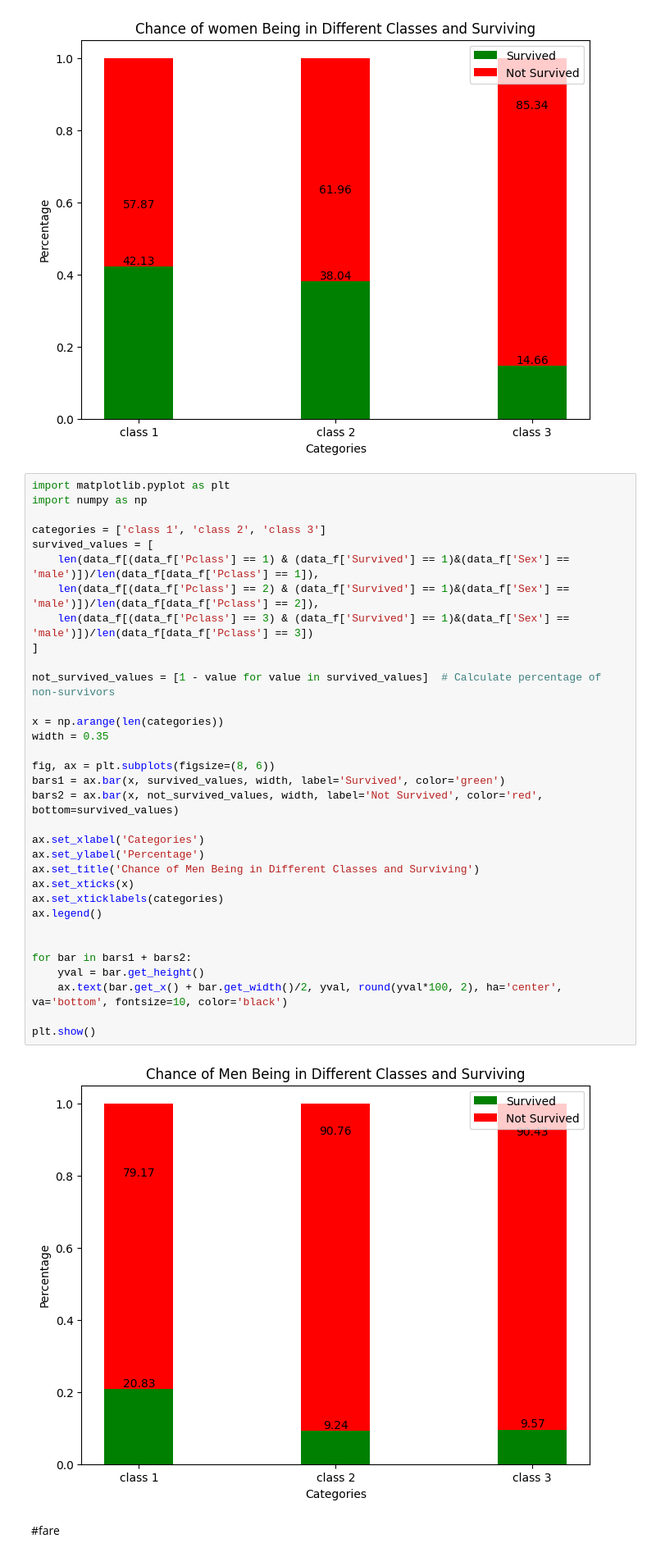
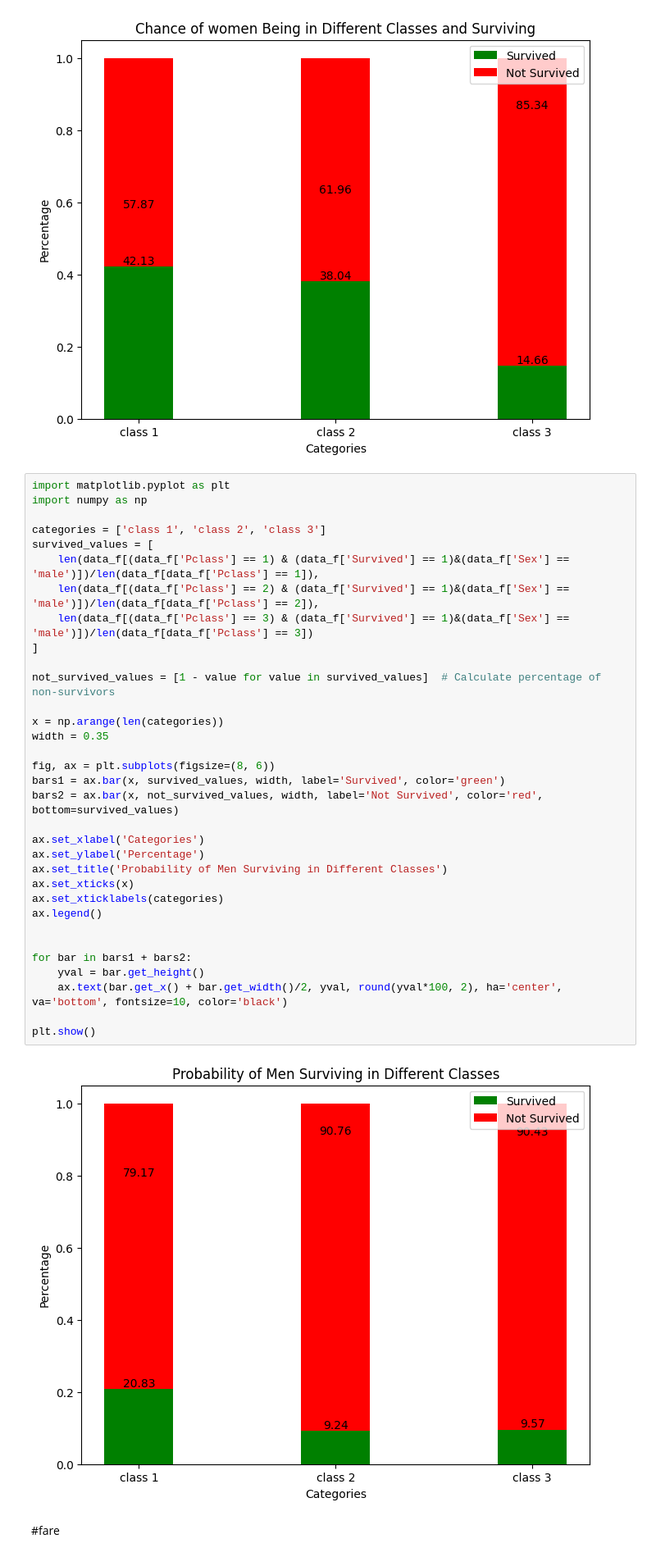
Before and after one commit to NazaninSaadatMoghaddam1993/Titanik_kaggle_competition, a Jupyter notebook: titanic_analysis.ipynb, the cells around one changed output. Shown at 82% size. Drawn from its saved outputs; the diff is of its cells as text.

```diff
--- a/titanic_analysis.ipynb
+++ b/titanic_analysis.ipynb
@@ -259,35 +262,35 @@ import numpy as np
 
 categories = ['class 1', 'class 2', 'class 3']
 survived_values = [
     len(data_f[(data_f['Pclass'] == 1) & (data_f['Survived'] == 1)&(data_f['Sex'] == 'male')])/len(data_f[data_f['Pclass'] == 1]),
     len(data_f[(data_f['Pclass'] == 2) & (data_f['Survived'] == 1)&(data_f['Sex'] == 'male')])/len(data_f[data_f['Pclass'] == 2]),
     len(data_f[(data_f['Pclass'] == 3) & (data_f['Survived'] == 1)&(data_f['Sex'] == 'male')])/len(data_f[data_f['Pclass'] == 3])
 ]
 
 not_survived_values = [1 - value for value in survived_values]  # Calculate percentage of non-survivors
 
 x = np.arange(len(categories))
 width = 0.35
 
 fig, ax = plt.subplots(figsize=(8, 6))
 bars1 = ax.bar(x, survived_values, width, label='Survived', color='green')
 bars2 = ax.bar(x, not_survived_values, width, label='Not Survived', color='red', bottom=survived_values)
 
 ax.set_xlabel('Categories')
 ax.set_ylabel('Percentage')
-ax.set_title('Chance of Men Being in Different Classes and Surviving')
+ax.set_title('Probability of Men Surviving in Different Classes')
 ax.set_xticks(x)
 ax.set_xticklabels(categories)
 ax.legend()
 
 
 for bar in bars1 + bars2:
     yval = bar.get_height()
     ax.text(bar.get_x() + bar.get_width()/2, yval, round(yval*100, 2), ha='center', va='bottom', fontsize=10, color='black')
 
 plt.show()
 # %% [output]
-[figure, old version]
+[figure, new version]
 # %% [markdown]
 #fare
 # %%
```
Also changed, not shown: parts of 34 cells of this notebook.
